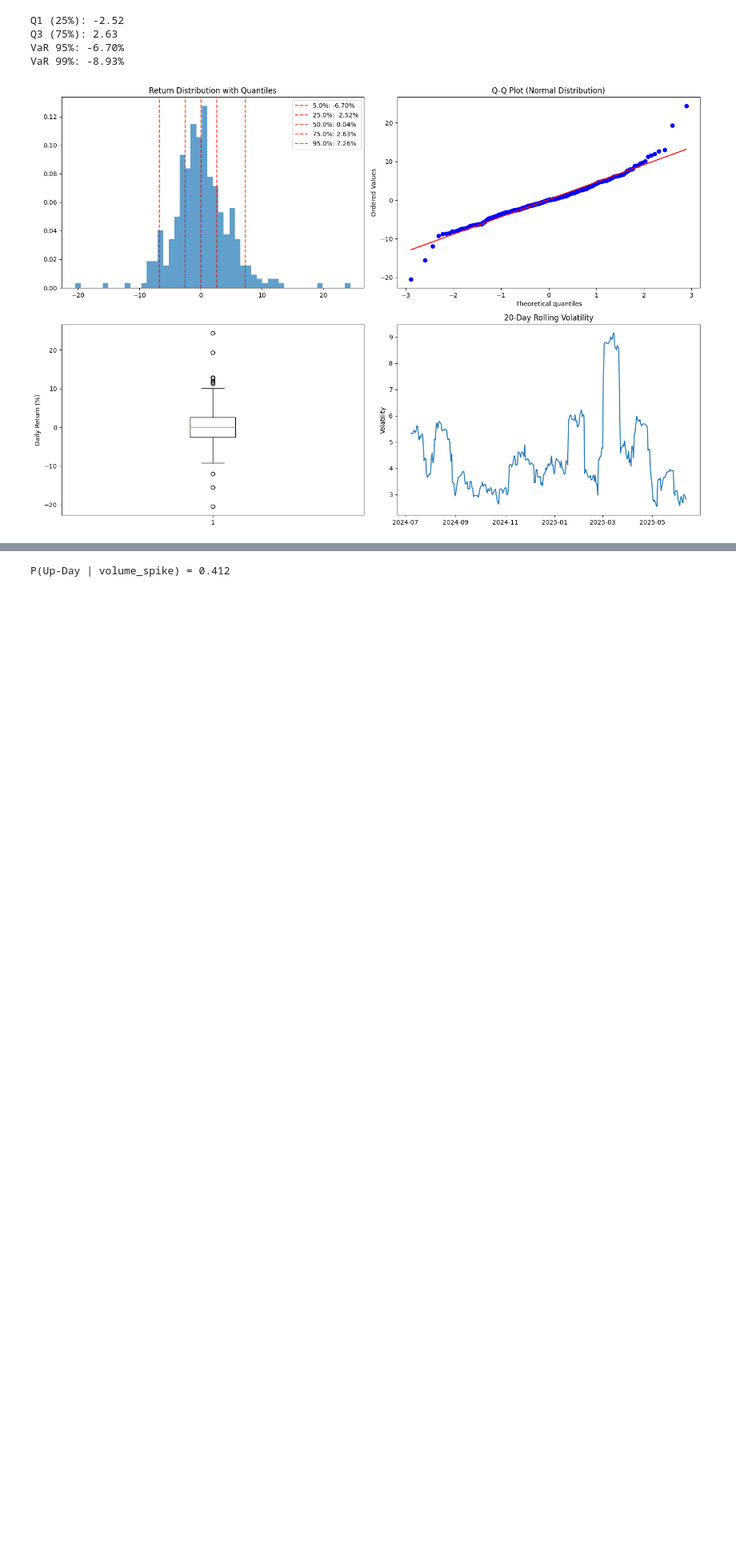
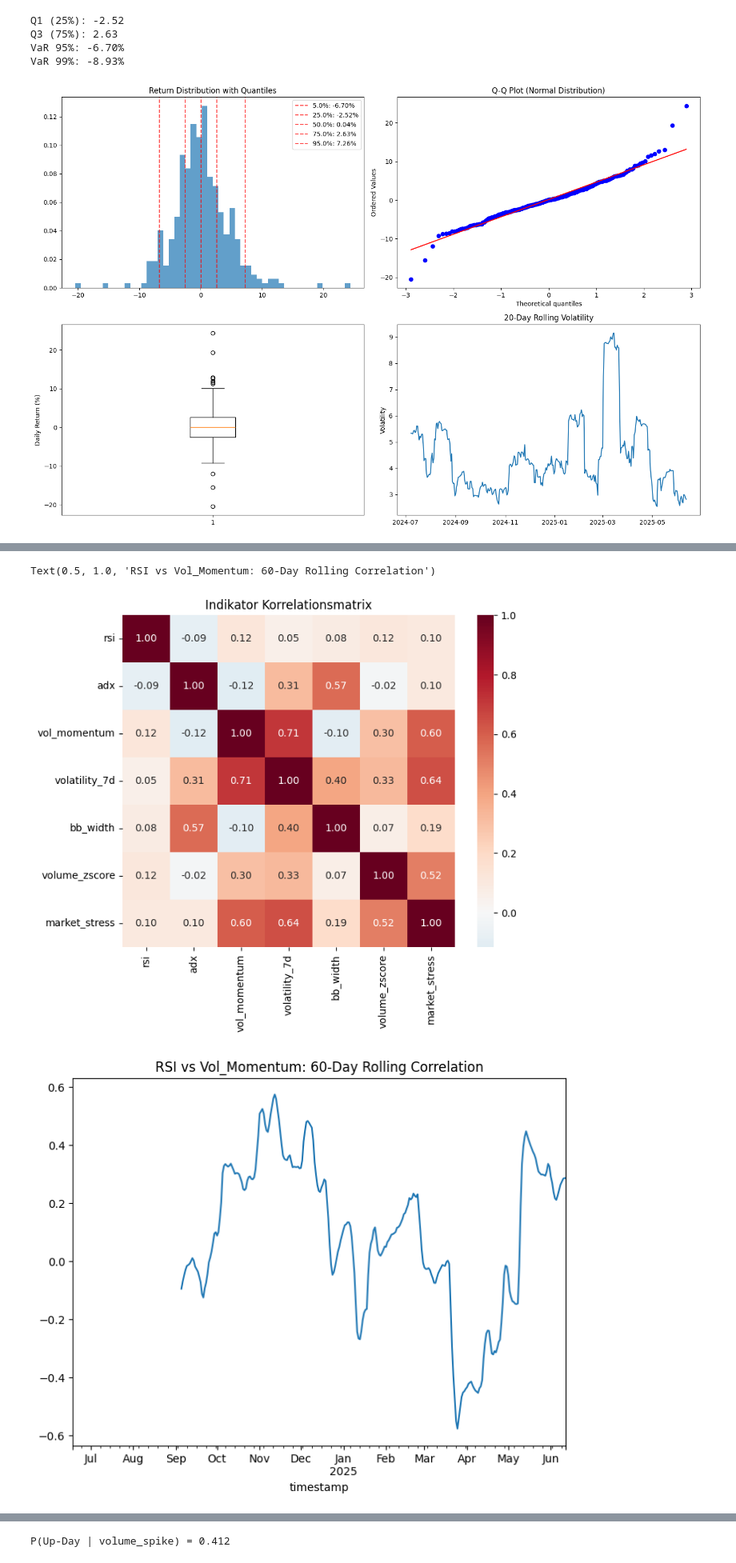
Before and after one commit to pynat/probabilistic_trading_strategies_solana, a Jupyter notebook: quant.ipynb, the cells around one changed output, grey strips where cells are left out. Shown at 80% size. Saved outputs shown, nothing was run; the diff lists cells and outputs as text; code cells hidden in the pictures; blank space fills up the shorter version.

```diff
--- a/quant.ipynb
+++ b/quant.ipynb
@@ -315,25 +315,25 @@ plt.show()
 df['volatility_7d'] = df['close'].rolling(window=7).std().shift(1)
 df['volume_change'] = df['volume'].pct_change().replace([np.inf, -np.inf], np.nan).shift(1)
 
-# Volatility Regime Detection
+# volatility regime detection
 df['vol_regime'] = np.where(df['volatility_7d'] > df['volatility_7d'].rolling(30).quantile(0.75), 2,  # High vol
                    np.where(df['volatility_7d'] < df['volatility_7d'].rolling(30).quantile(0.25), 0, 1))  # Low/Medium vol
 
-# Volatility Momentum
+# volatility momentum
 df['vol_momentum'] = df['volatility_7d'] / df['volatility_7d'].rolling(14).mean() - 1
 
-# Extreme Move Detection
+# extreme move detection
 df['extreme_down'] = (df['return'] < df['return'].rolling(252).quantile(0.05)).astype(int)
 df['extreme_up'] = (df['return'] > df['return'].rolling(252).quantile(0.95)).astype(int)
 
-# Volatility Regime Transitions (wichtiger als absolute Werte)
+# volatility regime transitions
 df['vol_regime_change'] = (df['vol_regime'] != df['vol_regime'].shift(1)).astype(int)
 
-# Mean Reversion nach Extremen
+# mean reversion after extremes
 df['extreme_reversal_setup'] = ((df['extreme_down'].shift(1) == 1) &
                                 (df['return'] > 0)).astype(int)
 
-# Volatility Expansion (für Breakout-Timing)
+# volatility expansion
 df['vol_expansion'] = (df['volatility_7d'] > df['volatility_7d'].shift(1) * 1.5).astype(int)
 
 # fat tails
@@ -368,19 +368,17 @@ def add_ta_indicators(df):
     open_shift = df['open'].shift(1)
     volume_shift = df['volume'].shift(1)
 
-    # calculate technical indicators using TA-Lib
+    # calculate technical indicators
     df['atr'] = ta.ATR(high_shift, low_shift, close_shift)
     df['atr_14'] = ta.ATR(high_shift, low_shift, close_shift, timeperiod=14)
-    df['atr_ratio'] = df['atr'] / df['atr_14']
     df['adx'] = ta.ADX(high_shift, low_shift, close_shift)
-    df['rsi'] = ta.RSI(close_shift) # momentum
+    df['rsi'] = ta.RSI(close_shift)
     df['sma_30d'] = ta.SMA(close_shift, timeperiod=30)
     df['sma_50d'] = ta.SMA(close_shift, timeperiod=50)
     upper, middle, lower = ta.BBANDS(close_shift, timeperiod=20, nbdevup=2, nbdevdn=2, matype=0)
     df['bb_upper'] = upper
     df['bb_middle'] = middle
     df['bb_lower'] = lower
-    # Dynamische BB basierend auf aktueller Volatilität
     df['bb_width'] = (df['bb_upper'] - df['bb_lower']) / df['bb_middle']
     df['bb_position'] = (close_shift - df['bb_lower']) / (df['bb_upper'] - df['bb_lower'])
     df['ema_9'] = ta.EMA(close_shift, timeperiod=9)
@@ -396,7 +394,8 @@ df['rsi_overbought_extreme'] = (df['rsi'] > 80).astype(int)
 
 # market stress
 df['market_stress'] = (df['vol_regime'] == 2).astype(int) + \
-                      (df['atr_ratio'] > 1.5).astype(int)
+                      (df['volume_zscore'] > 2).astype(int) + \
+                      (df['extreme_streak'] > 1).astype(int)
 
 # golden cross and death cross for ema 9 and ema 21
 df['ema9_above_ema21'] = np.where(df['ema_9'] > df['ema_21'], 1, 0)
@@ -416,0 +429,25 @@ df.tail(3)
+# %%
+import seaborn as sns
+import matplotlib.pyplot as plt
+
+# Korrelationsmatrix für alle Indikatoren
+indicators = ['rsi', 'adx', 'vol_momentum', 'volatility_7d',
+              'bb_width', 'volume_zscore', 'market_stress']
+
+corr_matrix = df[indicators].corr()
+
+# Heatmap
+plt.figure(figsize=(8, 6))
+sns.heatmap(corr_matrix, annot=True, cmap='RdBu_r', center=0,
+            square=True, fmt='.2f')
+plt.title('Indikator Korrelationsmatrix')
+
+# Rolling Korrelationen für Zeitvarianz
+rolling_corr = df['rsi'].rolling(60).corr(df['vol_momentum'])
+plt.figure(figsize=(8, 6))
+rolling_corr.plot()
+plt.title('RSI vs Vol_Momentum: 60-Day Rolling Correlation')
+# %% [output]
+Text(0.5, 1.0, 'RSI vs Vol_Momentum: 60-Day Rolling Correlation')
+[figure, added]
+[figure, added]
```
Also changed, not shown: parts of 12 cells of this notebook, 1 other file.
